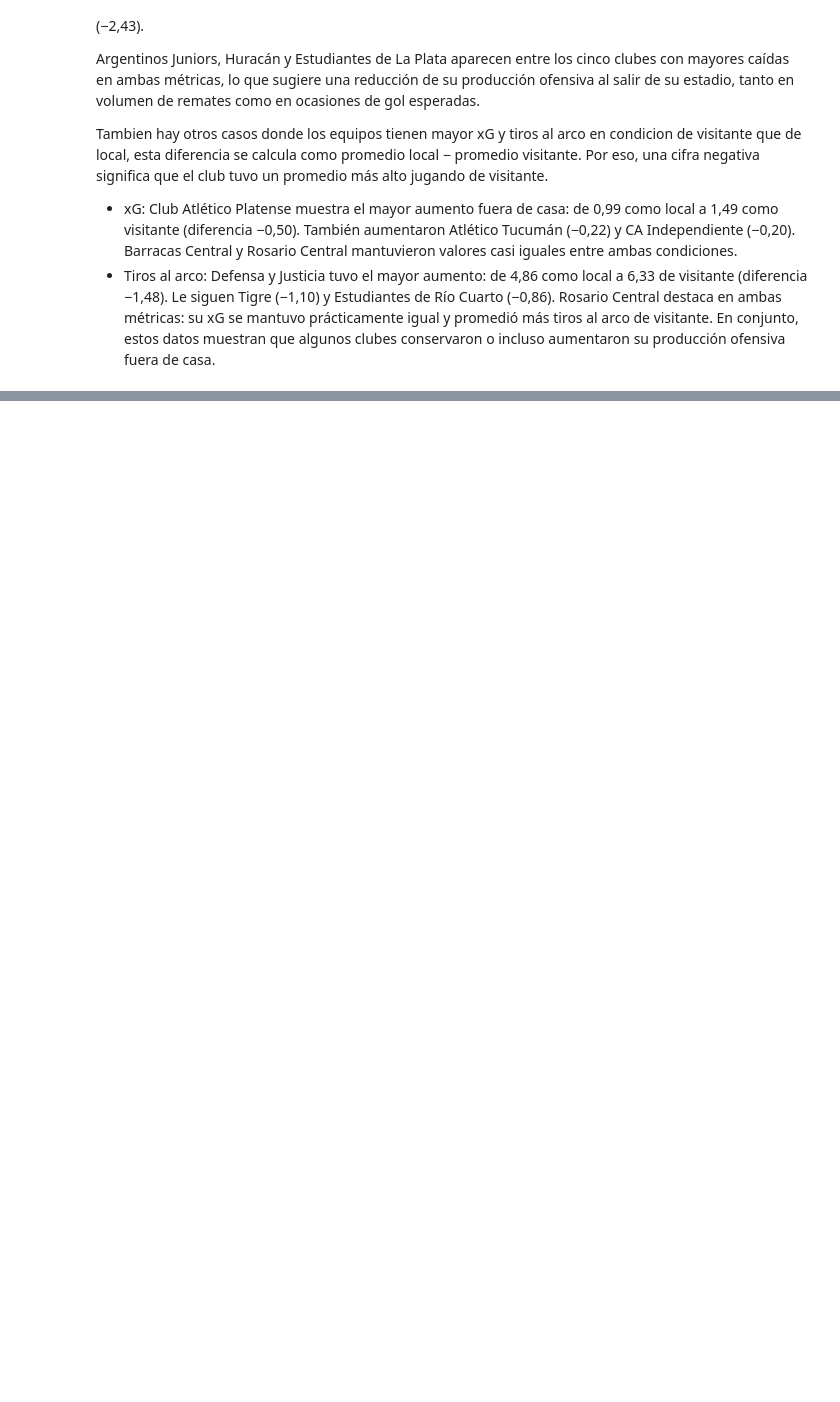
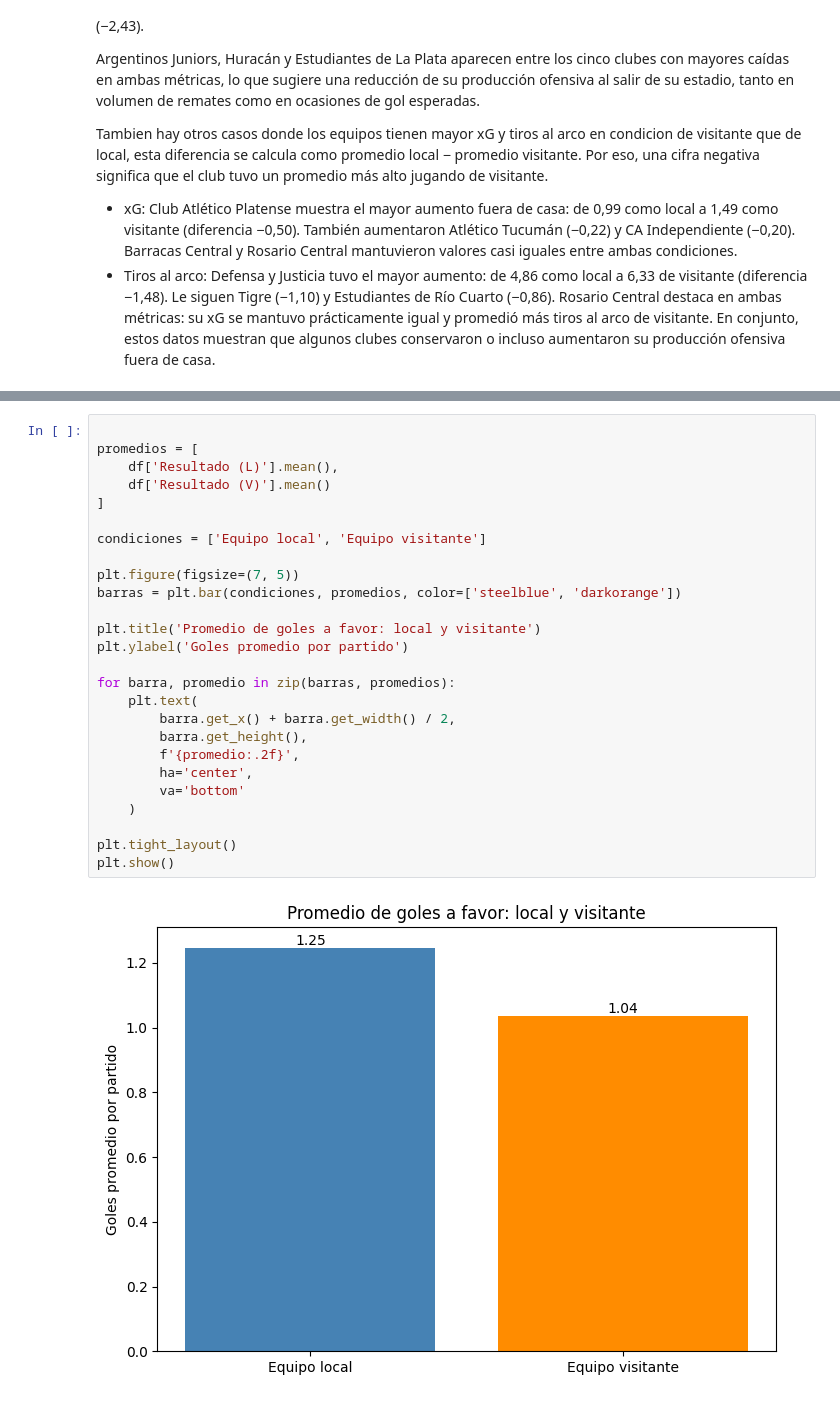
Before and after one commit to santiagoleguizamon10/TP-labo, a Jupyter notebook: tp__labo.ipynb, the cells around one changed output, grey strips where cells are left out. Saved outputs shown, nothing was run; the diff lists cells and outputs as text; blank space fills up the shorter version.

```diff
--- a/tp__labo.ipynb
+++ b/tp__labo.ipynb
@@ -291,0 +378,28 @@ Rosario Central destaca en ambas métricas: su xG se mantuvo prácticamente igua
+# %%
+
+promedios = [
+    df['Resultado (L)'].mean(),
+    df['Resultado (V)'].mean()
+]
+
+condiciones = ['Equipo local', 'Equipo visitante']
+
+plt.figure(figsize=(7, 5))
+barras = plt.bar(condiciones, promedios, color=['steelblue', 'darkorange'])
+
+plt.title('Promedio de goles a favor: local y visitante')
+plt.ylabel('Goles promedio por partido')
+
+for barra, promedio in zip(barras, promedios):
+    plt.text(
+        barra.get_x() + barra.get_width() / 2,
+        barra.get_height(),
+        f'{promedio:.2f}',
+        ha='center',
+        va='bottom'
+    )
+
+plt.tight_layout()
+plt.show()
+# %% [output]
+[figure, added]
```
Also changed, not shown: parts of 4 cells of this notebook.
